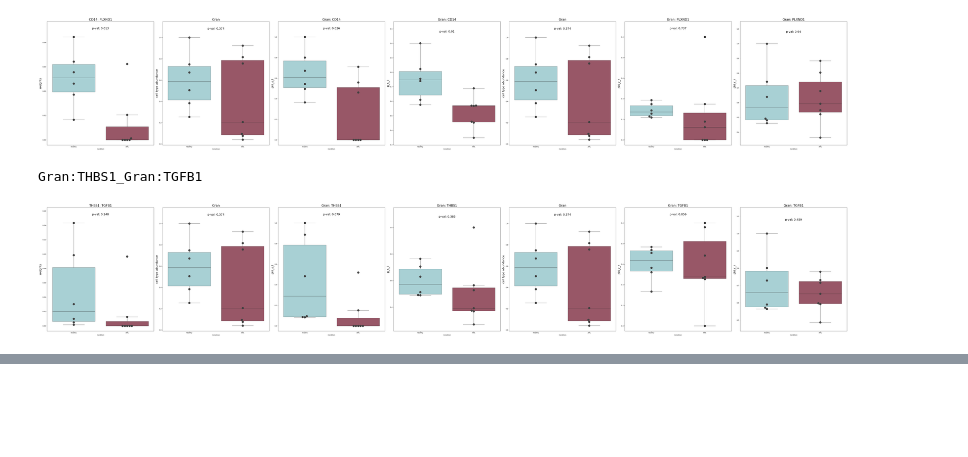
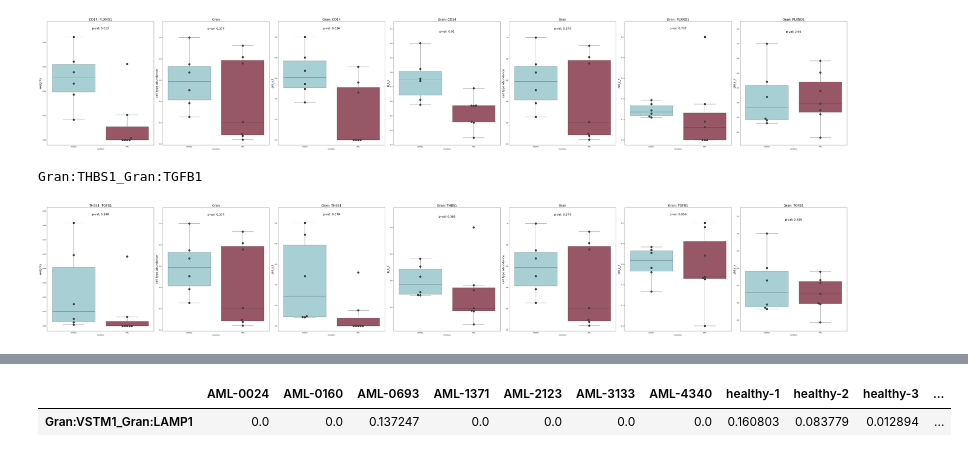
Before and after one commit to SoloveyMaria/community, a Jupyter notebook: docs/showcase_notebooks/Lasry/boxplots_Maria.ipynb, the cells around one changed output, grey strips where cells are left out. Drawn from its saved outputs; the diff is of its cells as text; code cells hidden in the pictures; blank space fills up the shorter version.

```diff
--- a/docs/showcase_notebooks/Lasry/boxplots_Maria.ipynb
+++ b/docs/showcase_notebooks/Lasry/boxplots_Maria.ipynb
@@ -349,0 +365,5 @@ Gran:THBS1_Gran:TGFB1
+# %%
+df_weights[df_weights.index=="Gran:VSTM1_Gran:LAMP1"]
+# %% [output]
+|  | AML-0024 | AML-0160 | AML-0693 | AML-1371 | AML-2123 | AML-3133 | AML-4340 | healthy-1 | healthy-2 | healthy-3 | ... |
+| Gran:VSTM1_Gran:LAMP1 | 0.0 | 0.0 | 0.137247 | 0.0 | 0.0 | 0.0 | 0.0 | 0.160803 | 0.083779 | 0.012894 | ... |
```
Also changed, not shown: parts of 3 cells of this notebook, 2 other files.
